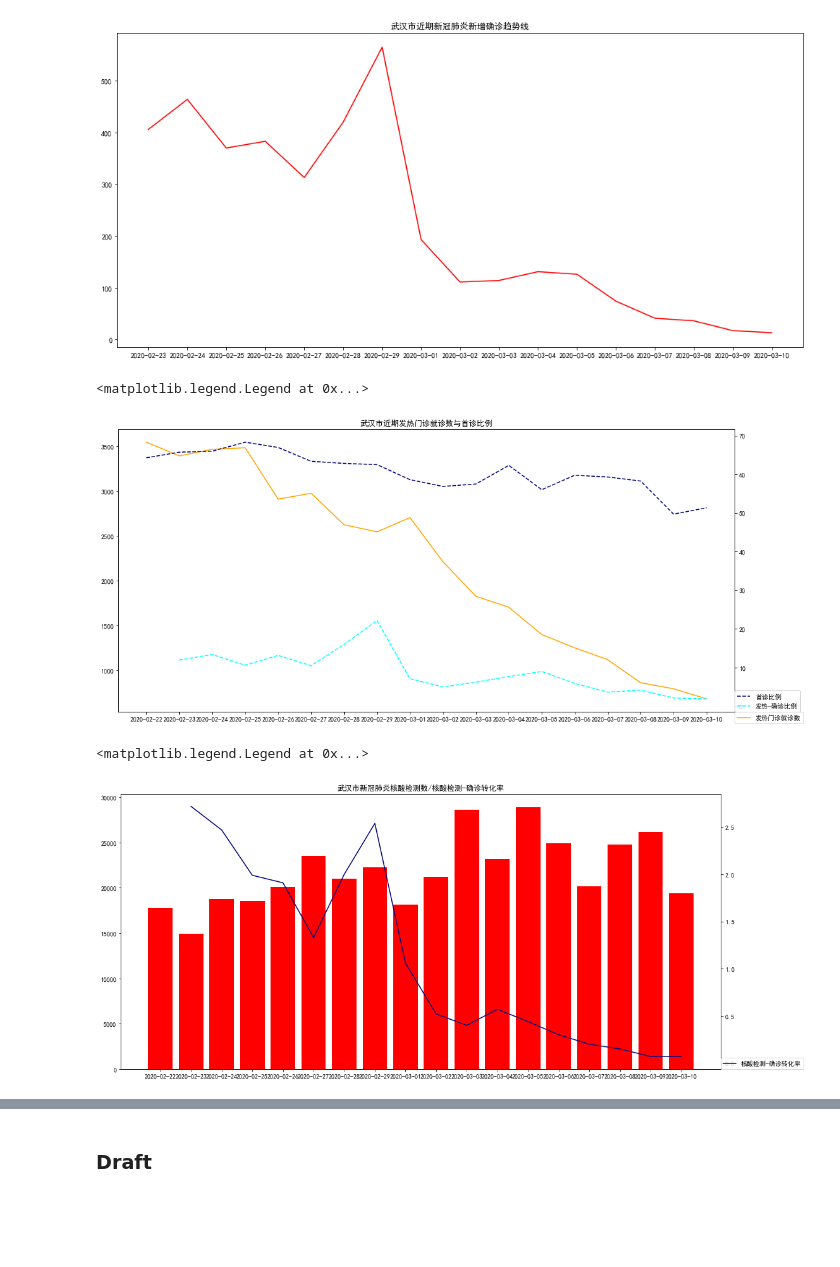
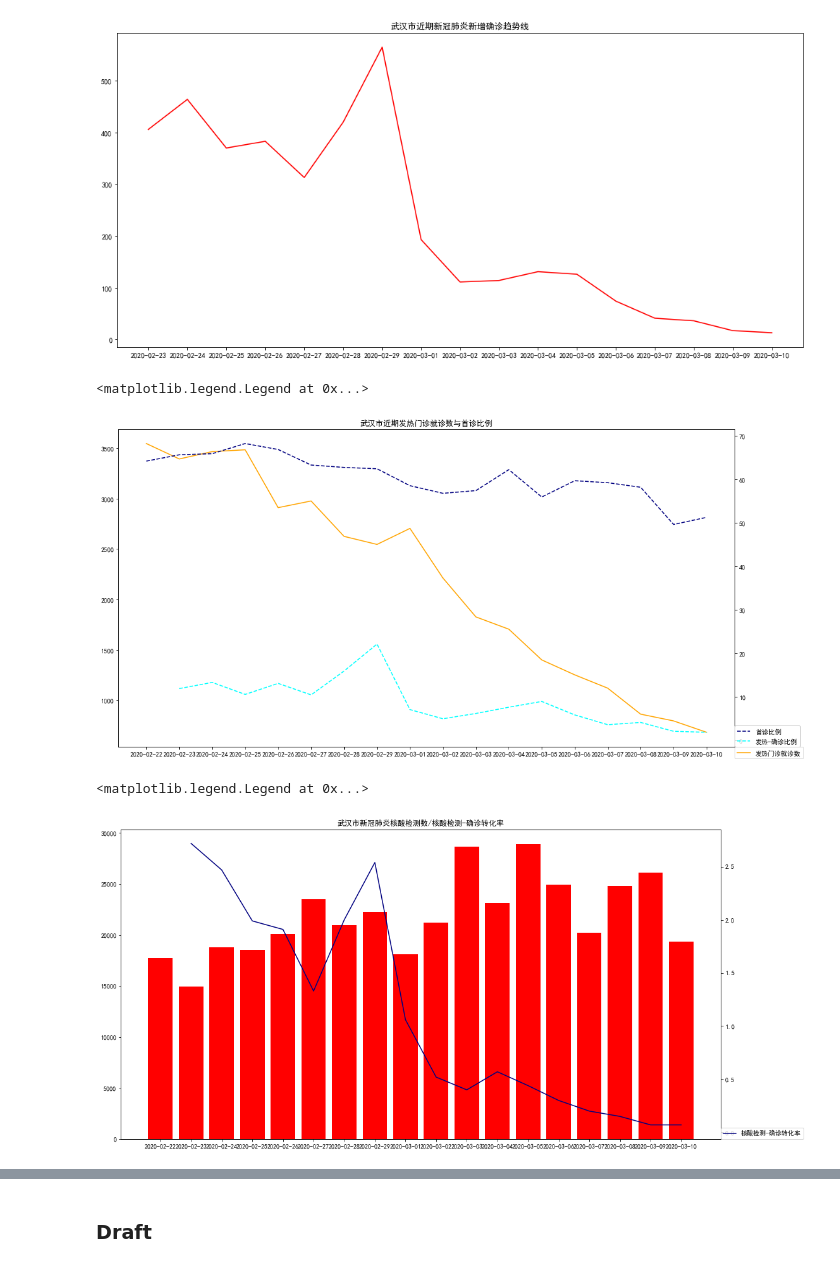
Before and after one commit to xinruigoalForTrain/StayStrongWuHan, a Jupyter notebook: trend_in_wuhan.ipynb, the cells around one changed output, grey strips where cells are left out. Saved outputs shown, nothing was run; the diff lists cells and outputs as text; code cells hidden in the pictures; blank space fills up the shorter version.

Commit message:
modify legend position

```diff
--- a/trend_in_wuhan.ipynb
+++ b/trend_in_wuhan.ipynb
@@ -615,24 +615,24 @@ plt.plot(x,y,color='red')
 [<matplotlib.lines.Line2D at 0x...>]
 [figure]
 # %%
-fig = plt.figure(figsize=(17,8))
+fig = plt.figure(figsize=(17,9))
 plt.title('武汉市近期发热门诊就诊数与首诊比例')
 ax1 = fig.add_subplot(111)
 y1 = df_wh.fever_clinics
 ax1.plot(x,y1,color='orange',label='发热门诊就诊数')
 plt.legend(bbox_to_anchor=(1,0),loc=2, borderaxespad=0)
 ax2 = ax1.twinx()
 y2 = round(df_wh.first_visit/df_wh.fever_clinics,4)*100
 ax2.plot(x,y2,color='navy',label='首诊比例',linestyle='dashed')
 plt.legend(bbox_to_anchor=(1,0),loc=3, borderaxespad=0)
 y3 = round(df_wh.new_confirm/df_wh.fever_clinics,4)*100
 ax2.plot(x,y3,color='aqua',label='发热-确诊比例',linestyle='dashed')
 plt.legend(bbox_to_anchor=(1,0),loc=3, borderaxespad=0)
 # %% [output]
 <matplotlib.legend.Legend at 0x...>
-[figure, old version]
+[figure, new version]
 # %%
-fig = plt.figure(figsize=(17,8))
+fig = plt.figure(figsize=(17,9))
 ax3 = fig.add_subplot(111)
 plt.title('武汉市新冠肺炎核酸检测数/核酸检测-确诊转化率')
 y4 = df_wh.nucleic_acid_testing
@@ -643,5 +643,5 @@ ax4.plot(x,y5,color='navy')
 plt.legend(bbox_to_anchor=(1,0),loc=3,borderaxespad=0,labels=['核酸检测-确诊转化率'])
 # %% [output]
 <matplotlib.legend.Legend at 0x...>
-[figure, old version]
+[figure, new version]
 # %%
```
Also changed, not shown: parts of 3 cells of this notebook.
